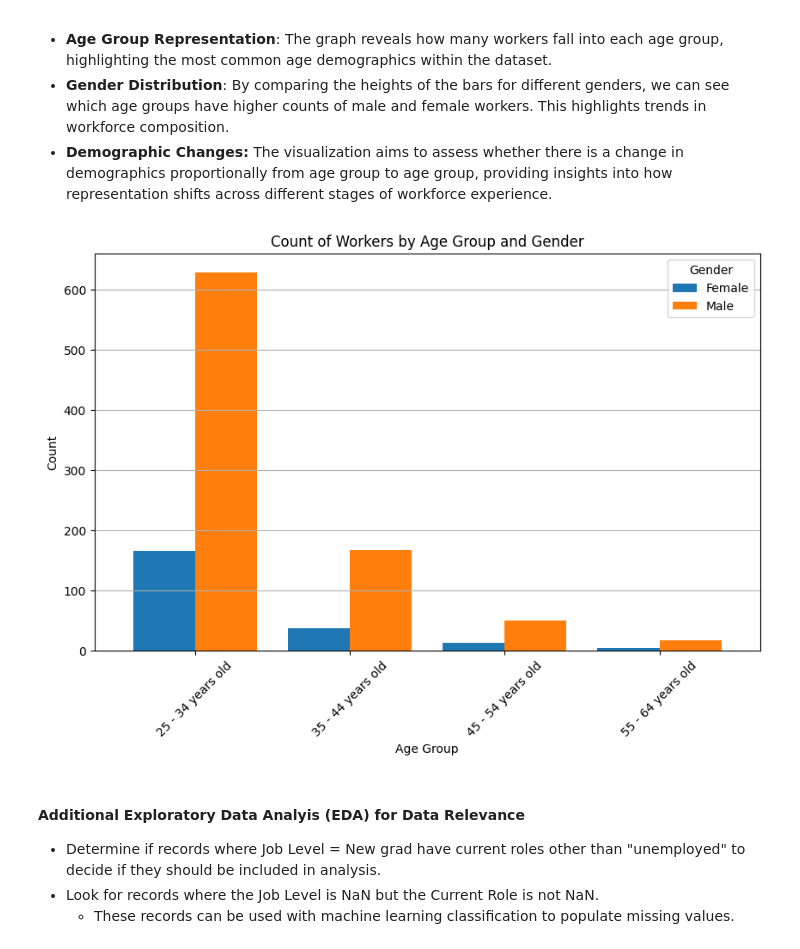
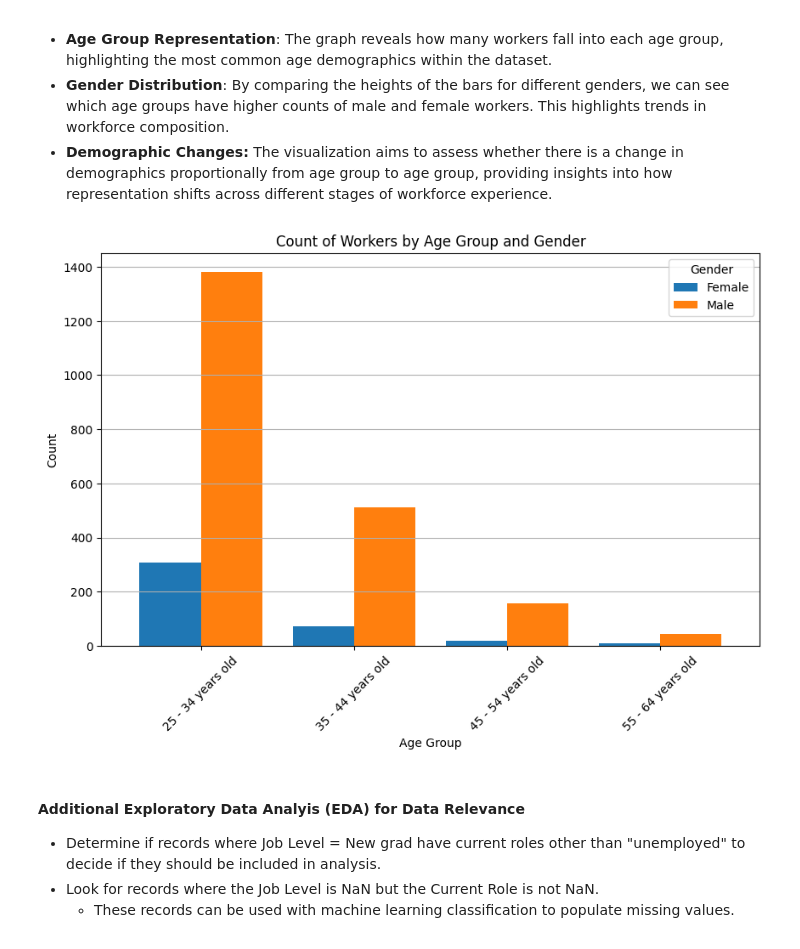
Before and after one commit to IT4063C-Fall24/final-project-yaumj, a Jupyter notebook: source.ipynb, the cells around one changed output. Cells and saved outputs as stored; diff of their text form; code cells hidden in the pictures.

Commit message:
Removed code section that split the HackerRank Values dataframe into separate dataframes for workers and hiring managers because the hiring managers can also have woker roles.

```diff
--- a/source.ipynb
+++ b/source.ipynb
@@ -620,6 +620,9 @@ memory usage: 1.3+ MB
 - Filtered out records where respondents were under 25 or over 64 to match the parameters of the US Census Bureau's American Community Survey.
 - Filtered out records where the age is null because both age and gender are necessary to determine job level comparisons.
 # %%
+# Create a copy to work on and avoid SettingWithCopyWarning
+filtered_us_dev_survey_values_df = filtered_us_dev_survey_values_df.copy()
+
 # Drop records where Gender is null
 filtered_us_dev_survey_values_df.dropna(subset=['q3Gender'], inplace=True)
 
@@ -769,7 +676,7 @@ None
 - Filtered out records where both the Job Level and Current Role were NaN because there is no way to determine values for the field if both are blank.
 # %%
 # Rename columns
-worker_responses_values_df.rename(columns={
+filtered_us_dev_survey_values_df.rename(columns={
     'q2Age': 'Age',
     'q3Gender': 'Gender',
     'q10Industry': 'Industry',
@@ -778,16 +685,16 @@ worker_responses_values_df.rename(columns={
 }, inplace=True)
 
 # Filter out rows where Current Role or Job Level is "Student"
-worker_responses_values_df = worker_responses_values_df[
-    (worker_responses_values_df['Current Role'] != 'Student') &
-    (worker_responses_values_df['Job Level'] != 'Student')
+filtered_us_dev_survey_values_df = filtered_us_dev_survey_values_df[
+    (filtered_us_dev_survey_values_df['Current Role'] != 'Student') &
+    (filtered_us_dev_survey_values_df['Job Level'] != 'Student')
 ]
 
 # Filter out rows where both Job Level and Current Role are NaN
-worker_responses_values_df = worker_responses_values_df[
-    ~ (worker_responses_values_df['Job Level'].isna() & worker_responses_values_df['Current Role'].isna())
+filtered_us_dev_survey_values_df = filtered_us_dev_survey_values_df[
+    ~ (filtered_us_dev_survey_values_df['Job Level'].isna() & filtered_us_dev_survey_values_df['Current Role'].isna())
 ]
 
 # Display how many rows remain
-print(f"Remaining worker responses after cleaning: {worker_responses_values_df.shape[0]}")
+print(f"Remaining responses after cleaning: {filtered_us_dev_survey_values_df.shape[0]}")
 # %% [output]
@@ -801,25 +708,25 @@ Remaining worker responses after cleaning: 1084
 - **Demographic Changes:** The visualization aims to assess whether there is a change in demographics proportionally from age group to age group, providing insights into how representation shifts across different stages of workforce experience.
 # %%
 # Group the data by Age Group and Gender, and count occurrences
-age_gender_counts = worker_responses_values_df.groupby(['Age', 'Gender']).size().unstack(fill_value=0)
+age_gender_counts = filtered_us_dev_survey_values_df.groupby(['Age', 'Gender']).size().unstack(fill_value=0)
 
 # Plotting
 plt.figure(figsize=(10, 6))
 
 # Plot each gender as a separate bar
 age_gender_counts.plot(kind='bar', width=0.8, ax=plt.gca())
 
 # Customize the plot
 plt.title('Count of Workers by Age Group and Gender')
 plt.xlabel('Age Group')
 plt.ylabel('Count')
 plt.xticks(rotation=45)
 plt.legend(title='Gender', loc='upper right')
 plt.grid(axis='y')  # Add horizontal grid lines for better readability
 
 plt.show()
 # %% [output]
-[figure, old version]
+[figure, new version]
 # %% [markdown]
 #### Additional Exploratory Data Analyis (EDA) for Data Relevance
 - Determine if records where Job Level = New grad have current roles other than "unemployed" to decide if they should be included in analysis.
```
Also changed, not shown: parts of 4 cells of this notebook.
